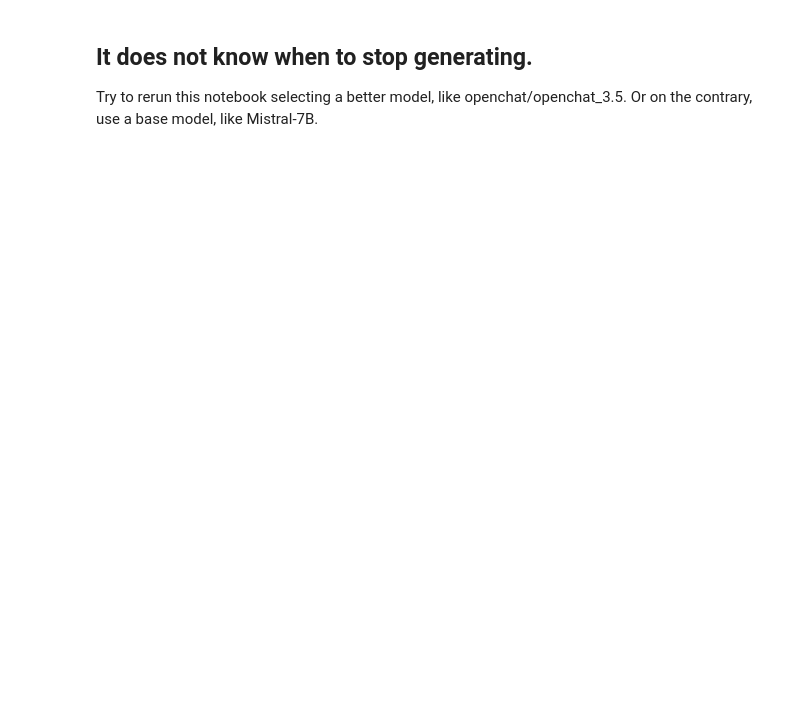
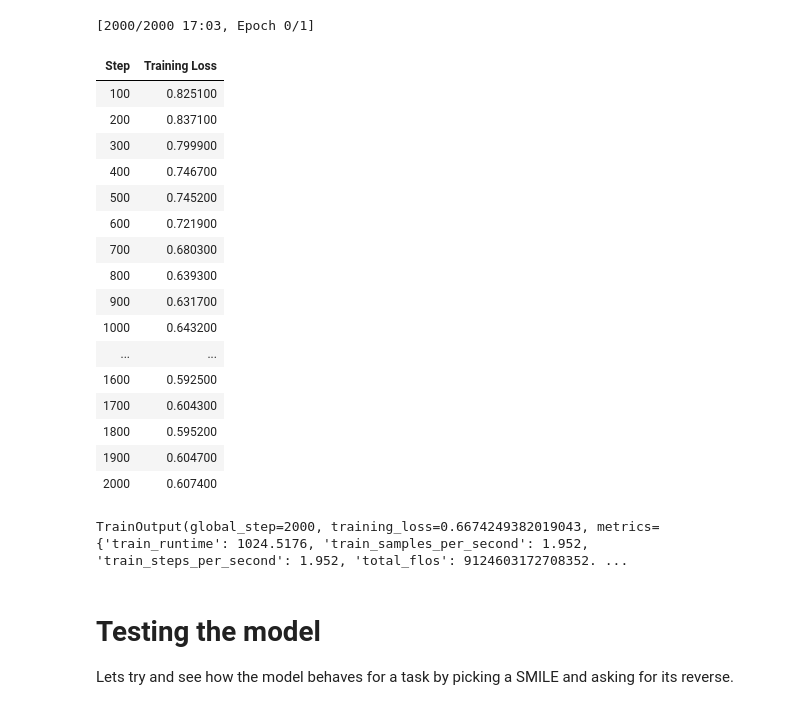
Before and after one commit to RaulPPelaez/llm_handson, a Jupyter notebook: lora.ipynb, the cells around one changed output. Cells and saved outputs as stored; diff of their text form; code cells hidden in the pictures; blank space fills up the shorter version.

```diff
--- a/lora.ipynb
+++ b/lora.ipynb
@@ -108,7 +138,10 @@ D) Neptune
 # %%
 import peft # Parameter Efficient Finetuning. Contains utilities for adding adapters to HF models
-
-lora_config = peft.LoraConfig(peft_type=peft.TaskType.CAUSAL_LM, inference_mode=False, r=8, lora_alpha=32, lora_dropout=0.1)
+lora_config = peft.LoraConfig(peft_type=peft.TaskType.CAUSAL_LM,
+                              inference_mode=False,
+                              r=8, # Rank
+                              lora_alpha=32,
+                              lora_dropout=0.1)
 model = peft.get_peft_model(model, lora_config)
-model.print_trainable_parameters()
+display(model.print_trainable_parameters())
 # %% [output]
@@ -116,7 +173,29 @@ trainable params: 3,407,872 || all params: 7,245,148,160 || trainable%: 0.047036
 # %%
-generation_config = model.generation_config
-generation_config.temperature = 0
-response_tokens = model.generate(inputs, generation_config=generation_config, max_new_tokens=100)[0]
-response = tokenizer.decode(response_tokens[inputs.shape[-1] :], skip_special_tokens=True)
-messages.append({"role": "assistant", "content": response})
-display_chat(messages)
+from transformers import TrainingArguments
+from trl import SFTTrainer
+training_args = TrainingArguments(
+    per_device_train_batch_size=1,
+    gradient_accumulation_steps=1,
+    optim="paged_adamw_32bit",
+    num_train_epochs=1,
+    logging_steps=100,
+    logging_dir="./logs",
+    output_dir="./results",
+    learning_rate=2e-4,
+    max_grad_norm=0.3,
+    max_steps=2000,
+    warmup_ratio=0.03,
+    lr_scheduler_type="constant",
+    remove_unused_columns=False
+)
+tokenizer.padding_side = 'right'
+model = model.to("cuda")
+tokenizer.pad_token = tokenizer.eos_token
+trainer = SFTTrainer(
+    model=model,
+    args=training_args,
+    train_dataset=split_ds["train"],
+    dataset_text_field="labels",
+    tokenizer=tokenizer,
+)
+torch.cuda.empty_cache()
@@ -179,5 +202,26 @@ Question: What is the name of the largest moon in<|im_end|>
-# %% [markdown]
-## It does not know when to stop generating.
-
-Try to rerun this notebook selecting a better model, like openchat/openchat_3.5.
-Or on the contrary, use a base model, like Mistral-7B.
+# %%
+trainer.train()
+# %% [output]
+[2000/2000 17:03, Epoch 0/1]
+| Step | Training Loss |
+| 100 | 0.825100 |
+| 200 | 0.837100 |
+| 300 | 0.799900 |
+| 400 | 0.746700 |
+| 500 | 0.745200 |
+| 600 | 0.721900 |
+| 700 | 0.680300 |
+| 800 | 0.639300 |
+| 900 | 0.631700 |
+| 1000 | 0.643200 |
+| ... | ... |
+| 1600 | 0.592500 |
+| 1700 | 0.604300 |
+| 1800 | 0.595200 |
+| 1900 | 0.604700 |
+| 2000 | 0.607400 |
+TrainOutput(global_step=2000, training_loss=0.6674249382019043, metrics={'train_runtime': 1024.5176, 'train_samples_per_second': 1.952, 'train_steps_per_second': 1.952, 'total_flos': 9124603172708352. ...
+# %% [markdown]
+# Testing the model
+
+Lets try and see how the model behaves for a task by picking a SMILE and asking for its reverse.
```
Also changed, not shown: parts of 34 cells of this notebook, 2 other files.
